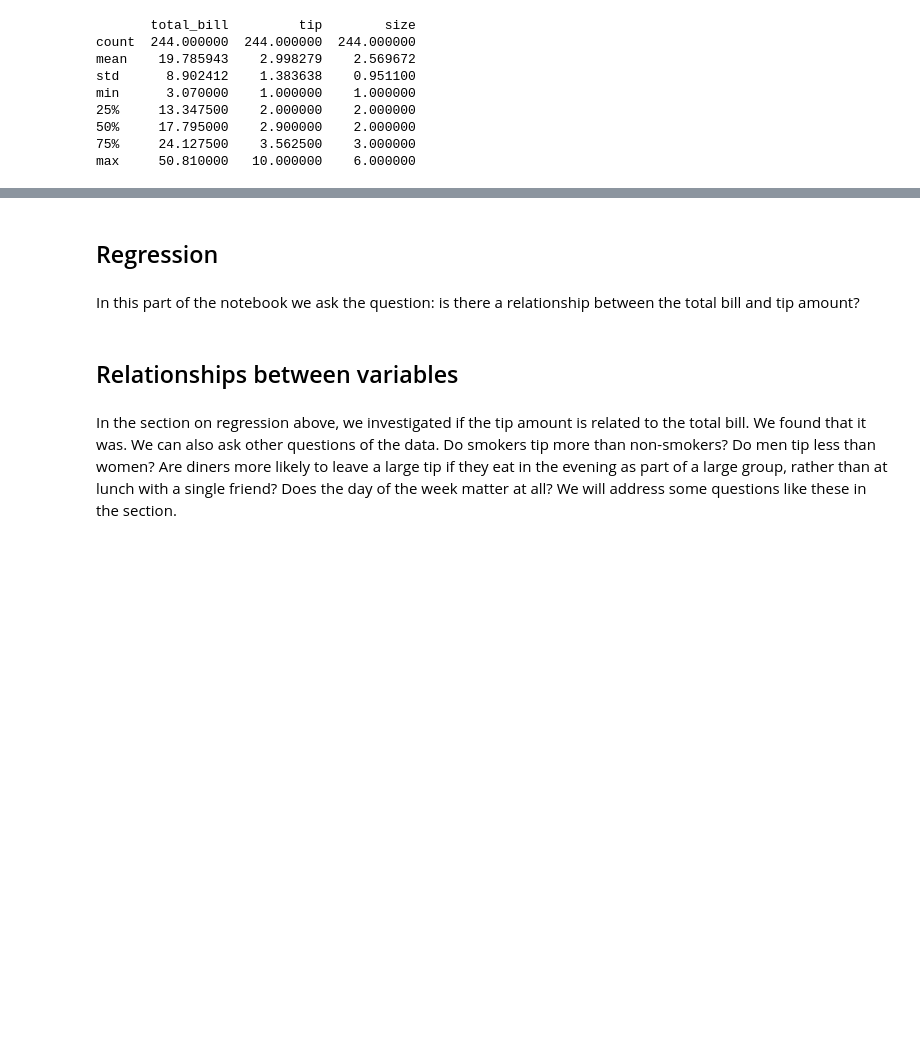
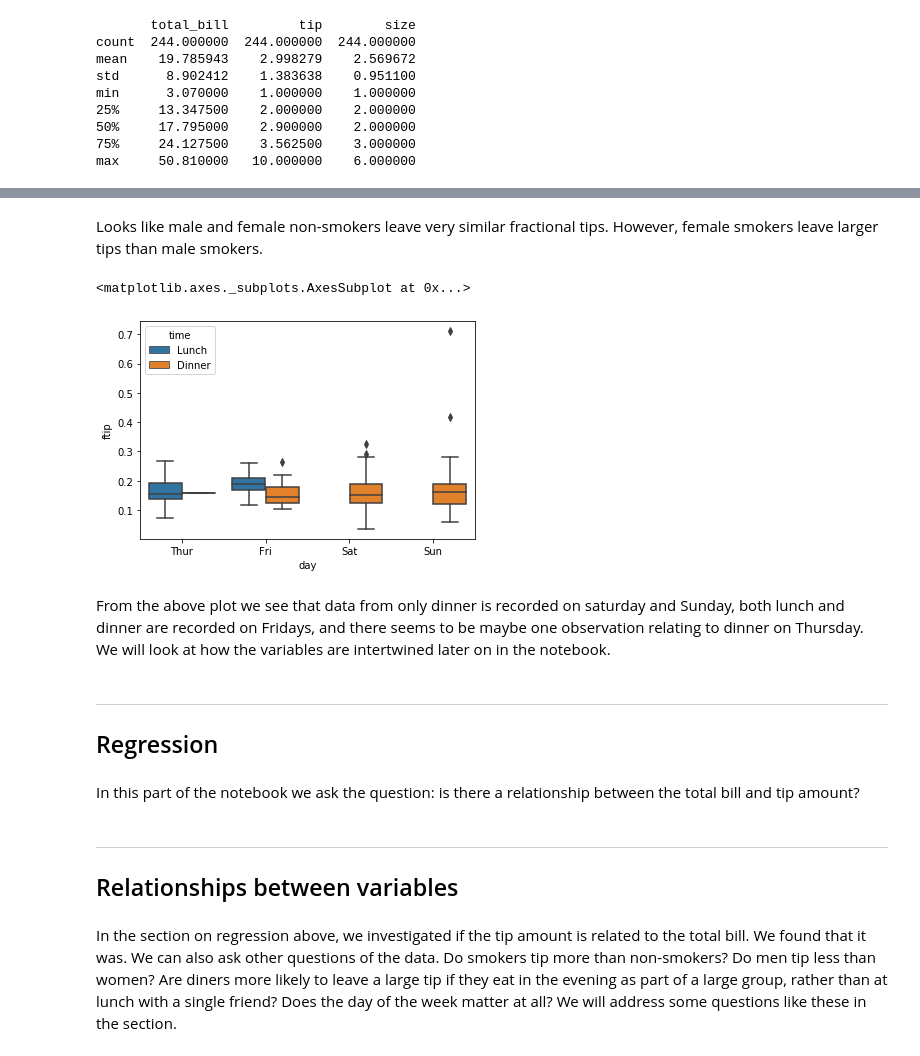
Before and after one commit to elizabethdaly/data-analysis-project, a Jupyter notebook: tips-data-analysis.ipynb, the cells around one changed output, grey strips where cells are left out. Saved outputs shown, nothing was run; the diff lists cells and outputs as text; code cells hidden in the pictures; blank space fills up the shorter version.

```diff
--- a/tips-data-analysis.ipynb
+++ b/tips-data-analysis.ipynb
@@ -53,8 +124,20 @@ I would say that the most important information contained in the data set is the
+# %% [markdown]
+Looks like male and female non-smokers leave very similar fractional tips. However, female smokers leave larger tips than male smokers.
+# %%
+# How does the time affect the fractional tip?
+sns.boxplot(x="day", y="ftip", hue="time", data=df)
+# %% [output]
+<matplotlib.axes._subplots.AxesSubplot at 0x...>
+[figure, added]
+# %% [markdown]
+From the above plot we see that data from only dinner is recorded on saturday and Sunday, both lunch and dinner are recorded on Fridays, and there seems to be maybe one observation relating to dinner on Thursday. We will look at how the variables are intertwined later on in the notebook.
 # %% [markdown]
+***
 ## Regression
 # %% [markdown]
 In this part of the notebook we ask the question: is there a relationship between the total bill and tip amount?
 # %% [markdown]
+***
 ## Relationships between variables
 # %% [markdown]
 In the section on regression above, we investigated if the tip amount is related to the total bill. We found that it was. We can also ask other questions of the data. Do smokers tip more than non-smokers? Do men tip less than women? Are diners more likely to leave a large tip if they eat in the evening as part of a large group, rather than at lunch with a single friend? Does the day of the week matter at all? We will address some questions like these in the section.
```
Also changed, not shown: parts of 13 cells of this notebook, 1 other file.
